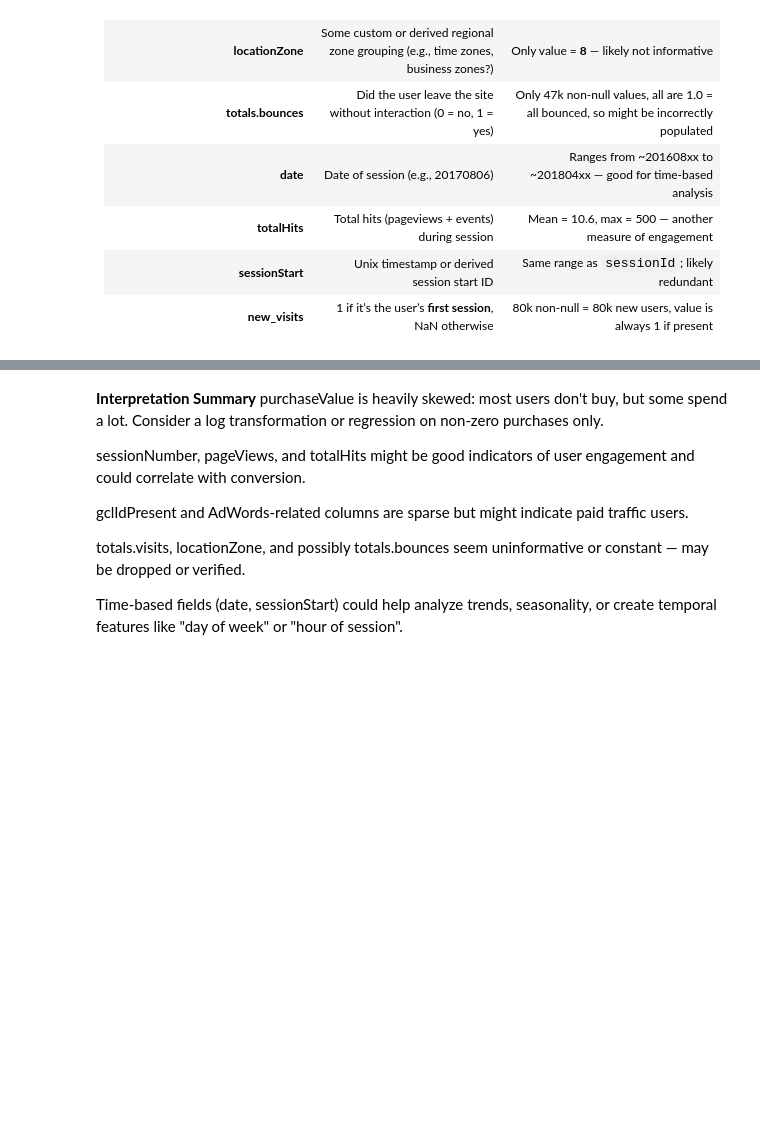
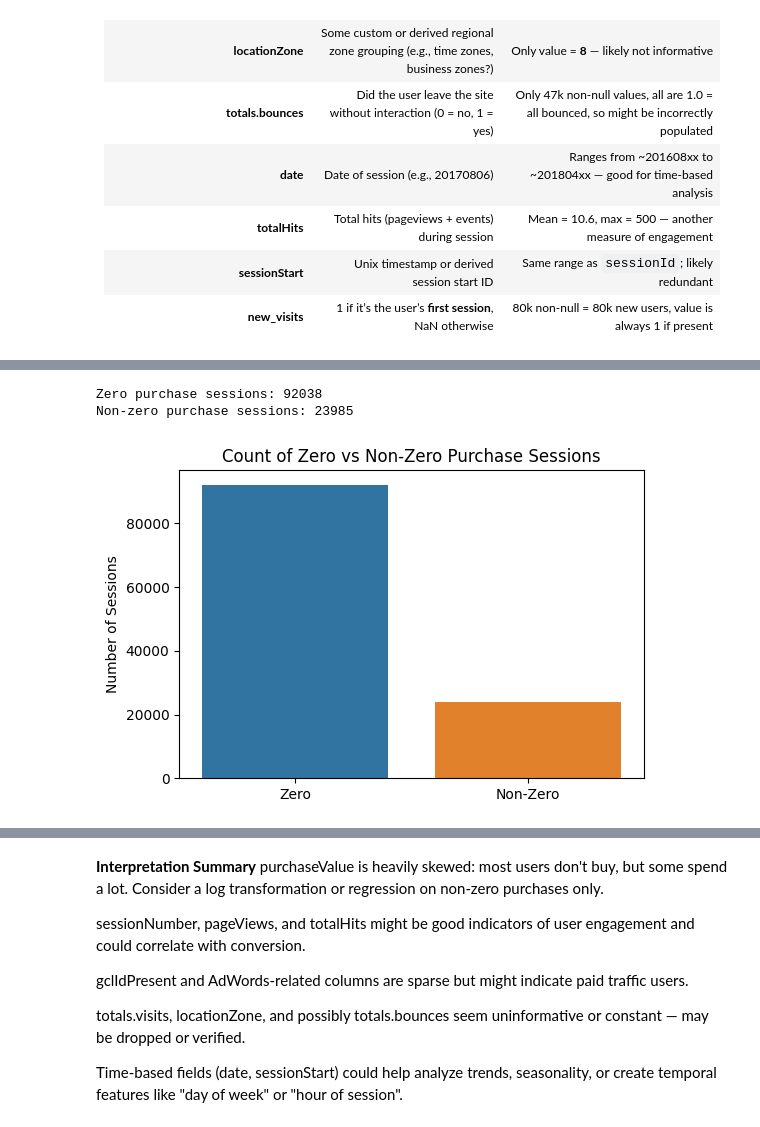
Before and after one commit to manjuiitm/codes, a Jupyter notebook: 24ds2000126-notebook-t22025.ipynb, the cells around one changed output, grey strips where cells are left out. Cells and saved outputs as stored; diff of their text form; code cells hidden in the pictures; blank space fills up the shorter version.

```diff
--- a/24ds2000126-notebook-t22025.ipynb
+++ b/24ds2000126-notebook-t22025.ipynb
@@ -285,0 +382,17 @@ df.describe()
+# %%
+zero_count = (train_df['purchaseValue'] == 0).sum()
+nonzero_count = (train_df['purchaseValue'] > 0).sum()
+
+print(f"Zero purchase sessions: {zero_count}")
+print(f"Non-zero purchase sessions: {nonzero_count}")
+
+# Plot count comparison
+plt.figure(figsize=(6, 4))
+sns.barplot(x=['Zero', 'Non-Zero'], y=[zero_count, nonzero_count])
+plt.title('Count of Zero vs Non-Zero Purchase Sessions')
+plt.ylabel('Number of Sessions')
+plt.show()
+# %% [output]
+Zero purchase sessions: 92038
+Non-zero purchase sessions: 23985
+[figure, added]
```
Also changed, not shown: parts of 125 cells of this notebook.
